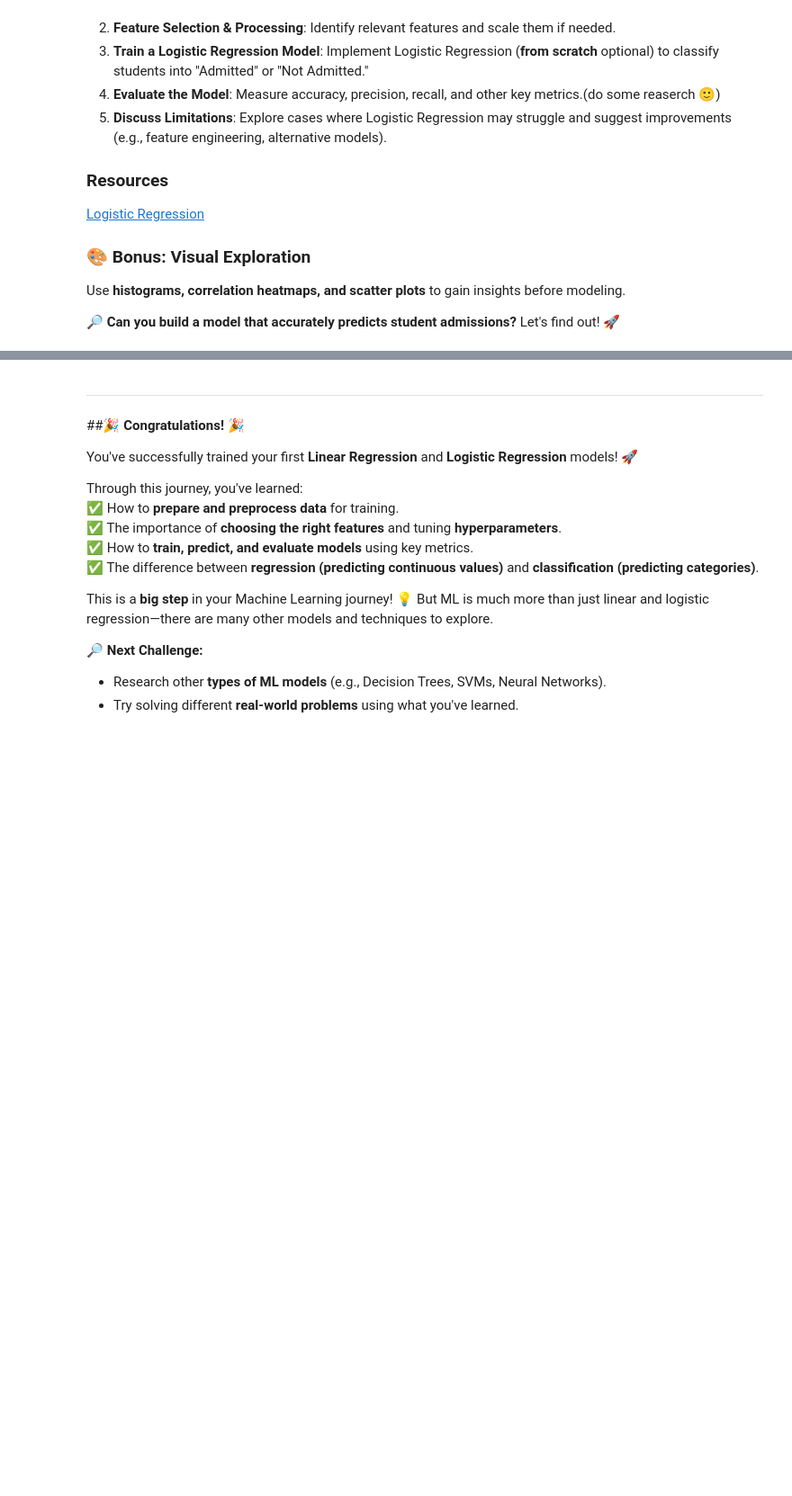
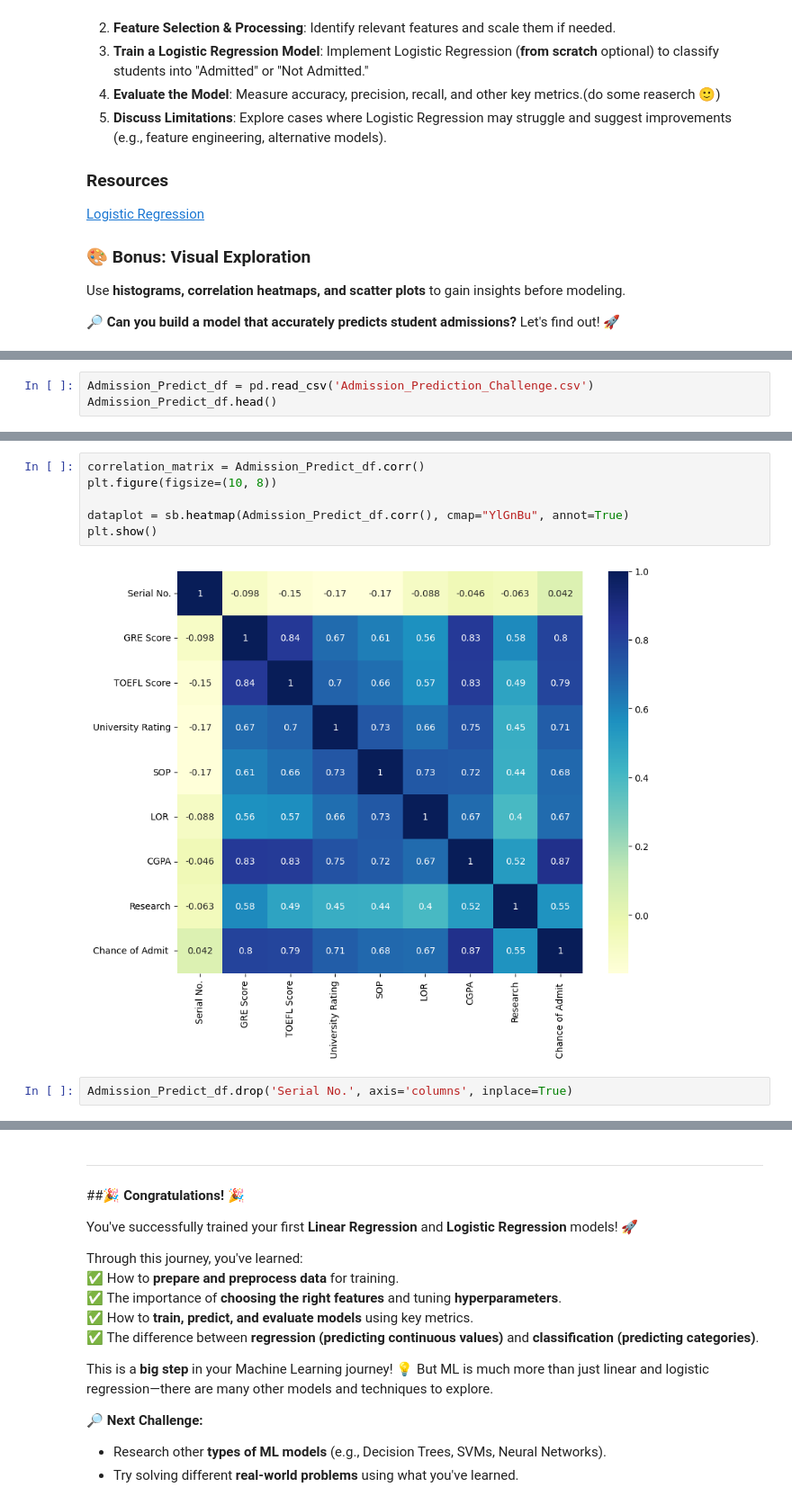
Before and after one commit to ERROR244/Entry-Level-ML-Engineer-Bootcamp, a Jupyter notebook: Week02/notebook.ipynb, the cells around one changed output, grey strips where cells are left out. Shown at 90% size. Saved outputs shown, nothing was run; the diff lists cells and outputs as text; blank space fills up the shorter version.

```diff
--- a/Week02/notebook.ipynb
+++ b/Week02/notebook.ipynb
@@ -787,0 +816,3 @@ Use **histograms, correlation heatmaps, and scatter plots** to gain insights bef
+# %%
+Admission_Predict_df = pd.read_csv('Admission_Prediction_Challenge.csv')
+Admission_Predict_df.head()
@@ -787,0 +845,10 @@ Use **histograms, correlation heatmaps, and scatter plots** to gain insights bef
+# %%
+correlation_matrix = Admission_Predict_df.corr()
+plt.figure(figsize=(10, 8))
+
+dataplot = sb.heatmap(Admission_Predict_df.corr(), cmap="YlGnBu", annot=True)
+plt.show()
+# %% [output]
+[figure, added]
+# %%
+Admission_Predict_df.drop('Serial No.', axis='columns', inplace=True)
```
Also changed, not shown: parts of 23 cells of this notebook, 2 other files.
